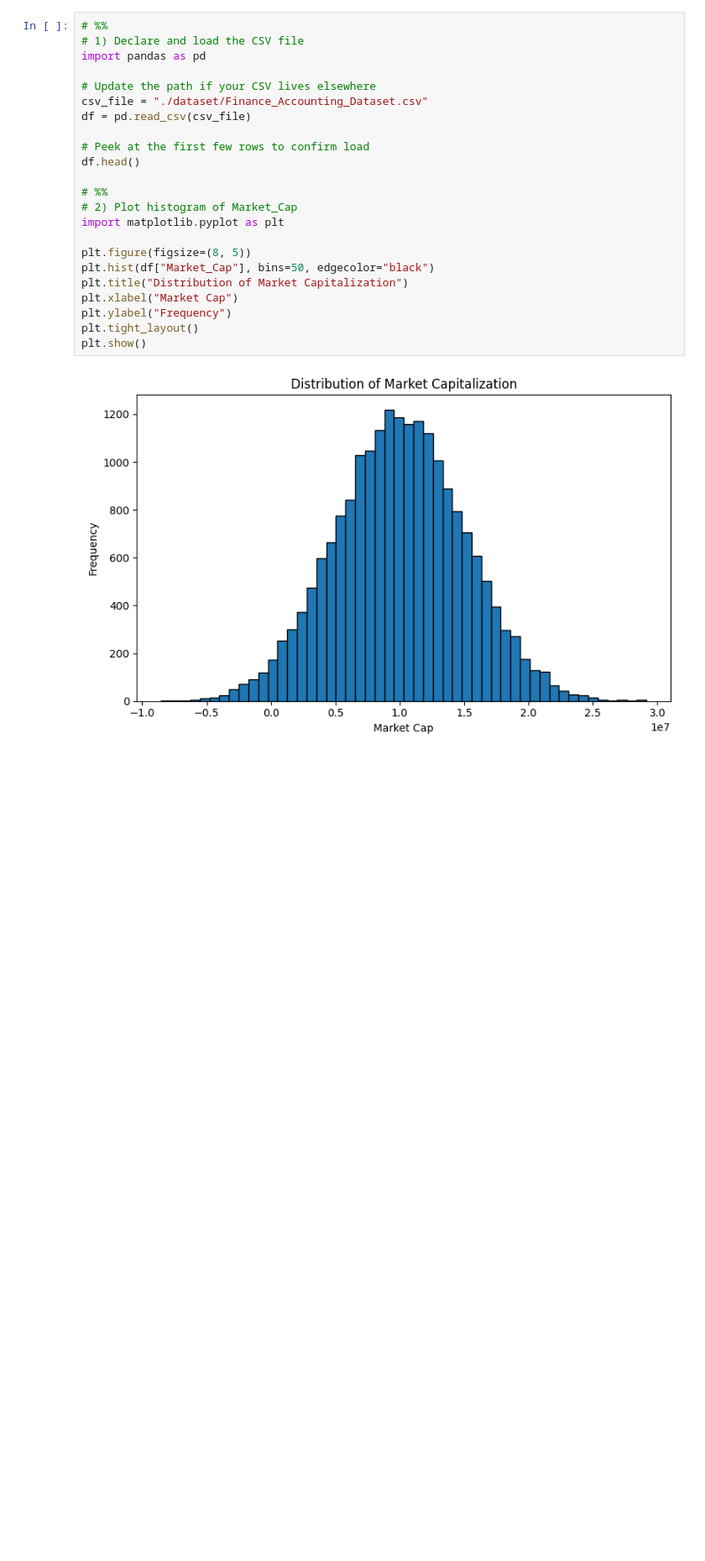
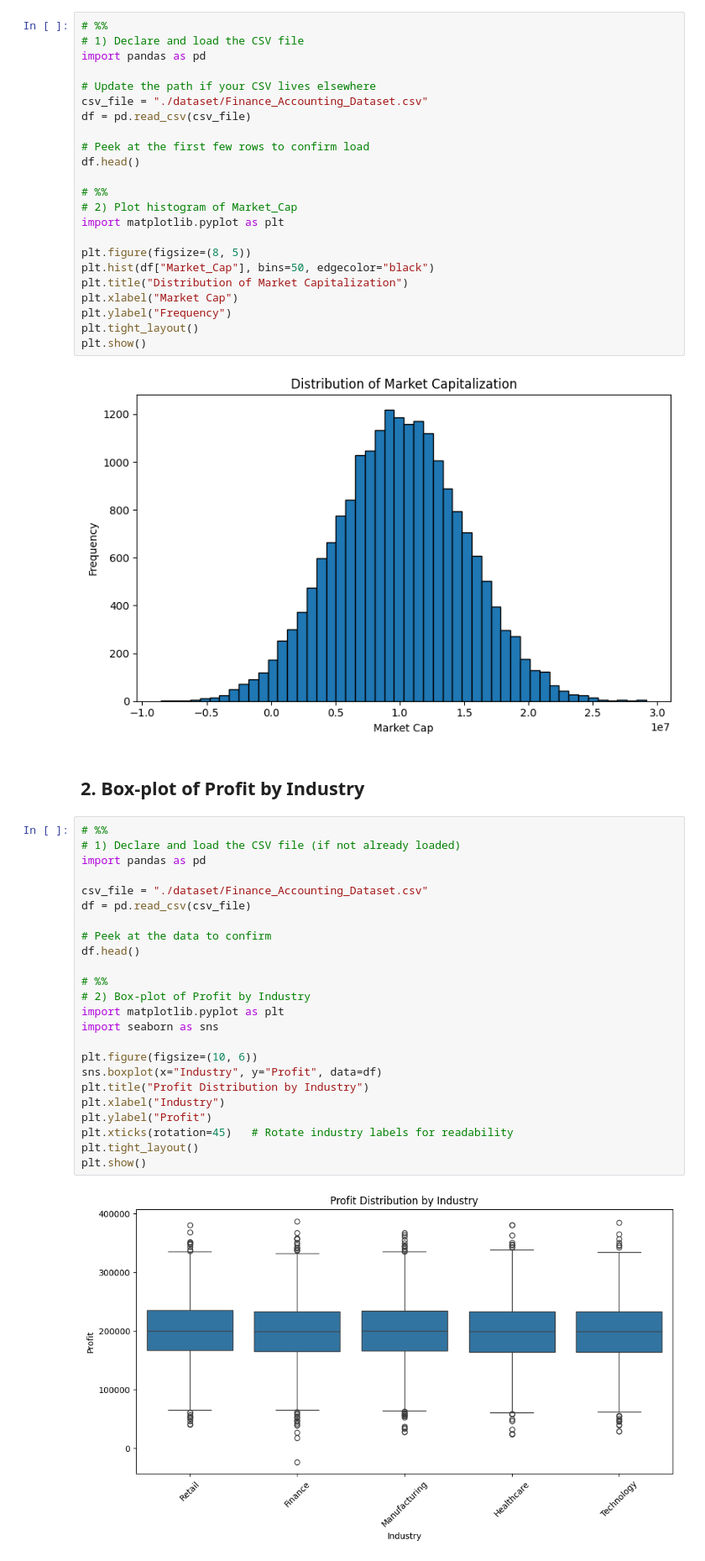
Before and after one commit to aeaeaeae123/FinancialAccountGraphs, a Jupyter notebook: file.ipynb, the cells around one changed output. Shown at 84% size. Drawn from its saved outputs; the diff is of its cells as text; blank space fills up the shorter version.

Commit message:
second graph done

```diff
--- a/file.ipynb
+++ b/file.ipynb
@@ -25,3 +25,31 @@ plt.tight_layout()
 plt.show()
 # %% [output]
 [figure]
+# %% [markdown]
+## 2. Box-plot of Profit by Industry
+# %%
+# %%
+# 1) Declare and load the CSV file (if not already loaded)
+import pandas as pd
+
+csv_file = "./dataset/Finance_Accounting_Dataset.csv"
+df = pd.read_csv(csv_file)
+
+# Peek at the data to confirm
+df.head()
+
+# %%
+# 2) Box-plot of Profit by Industry
+import matplotlib.pyplot as plt
+import seaborn as sns
+
+plt.figure(figsize=(10, 6))
+sns.boxplot(x="Industry", y="Profit", data=df)
+plt.title("Profit Distribution by Industry")
+plt.xlabel("Industry")
+plt.ylabel("Profit")
+plt.xticks(rotation=45)   # Rotate industry labels for readability
+plt.tight_layout()
+plt.show()
+# %% [output]
+[figure, added]
```
Also changed, not shown: parts of 1 cell of this notebook.
